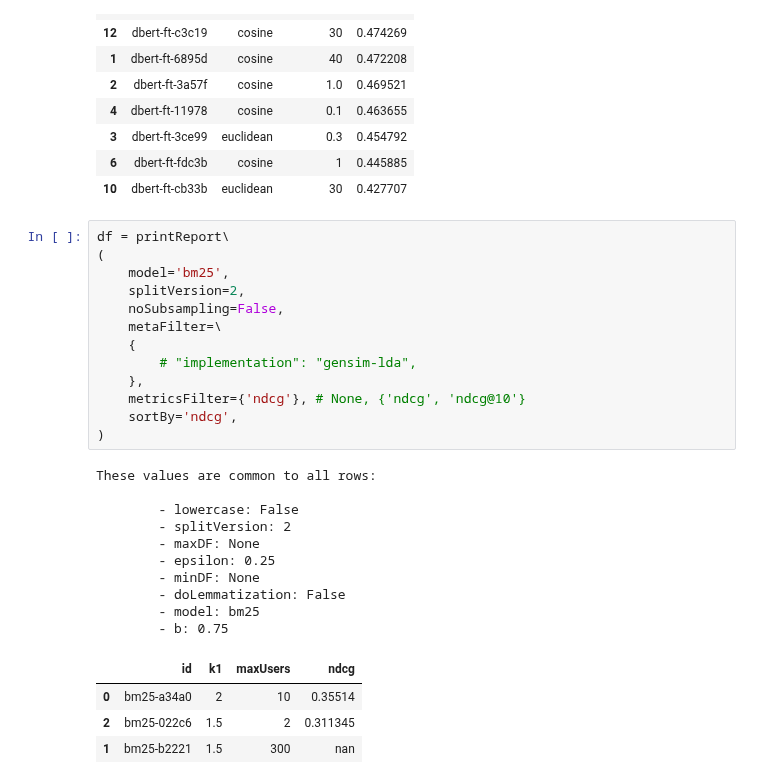
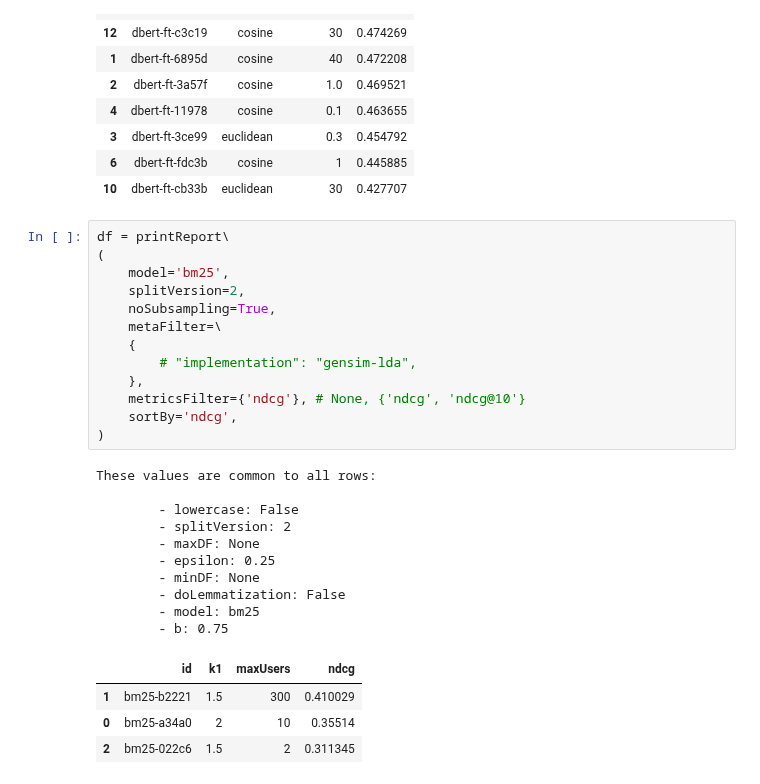
Before and after one commit to arthur-gallois/Twinews-adapted, a Jupyter notebook: twinews/evaluation/hjreport.ipynb, the cells around one changed output. Cells and saved outputs as stored; diff of their text form.

```diff
--- a/twinews/evaluation/hjreport.ipynb
+++ b/twinews/evaluation/hjreport.ipynb
@@ -165,28 +191,28 @@ These values are common to all rows:
 # %%
 df = printReport\
 (
     model='bm25',
     splitVersion=2,
-    noSubsampling=False,
+    noSubsampling=True,
     metaFilter=\
     {
         # "implementation": "gensim-lda",
     },
     metricsFilter={'ndcg'}, # None, {'ndcg', 'ndcg@10'}
     sortBy='ndcg',
 )
 # %% [output]
 These values are common to all rows:
 
         - lowercase: False
         - splitVersion: 2
         - maxDF: None
         - epsilon: 0.25
         - minDF: None
         - doLemmatization: False
         - model: bm25
         - b: 0.75
 |  | id | k1 | maxUsers | ndcg |
+| 1 | bm25-b2221 | 1.5 | 300 | 0.410029 |
 | 0 | bm25-a34a0 | 2 | 10 | 0.35514 |
 | 2 | bm25-022c6 | 1.5 | 2 | 0.311345 |
-| 1 | bm25-b2221 | 1.5 | 300 | nan |
```
Also changed, not shown: parts of 1 cell of this notebook, 1 other file.
